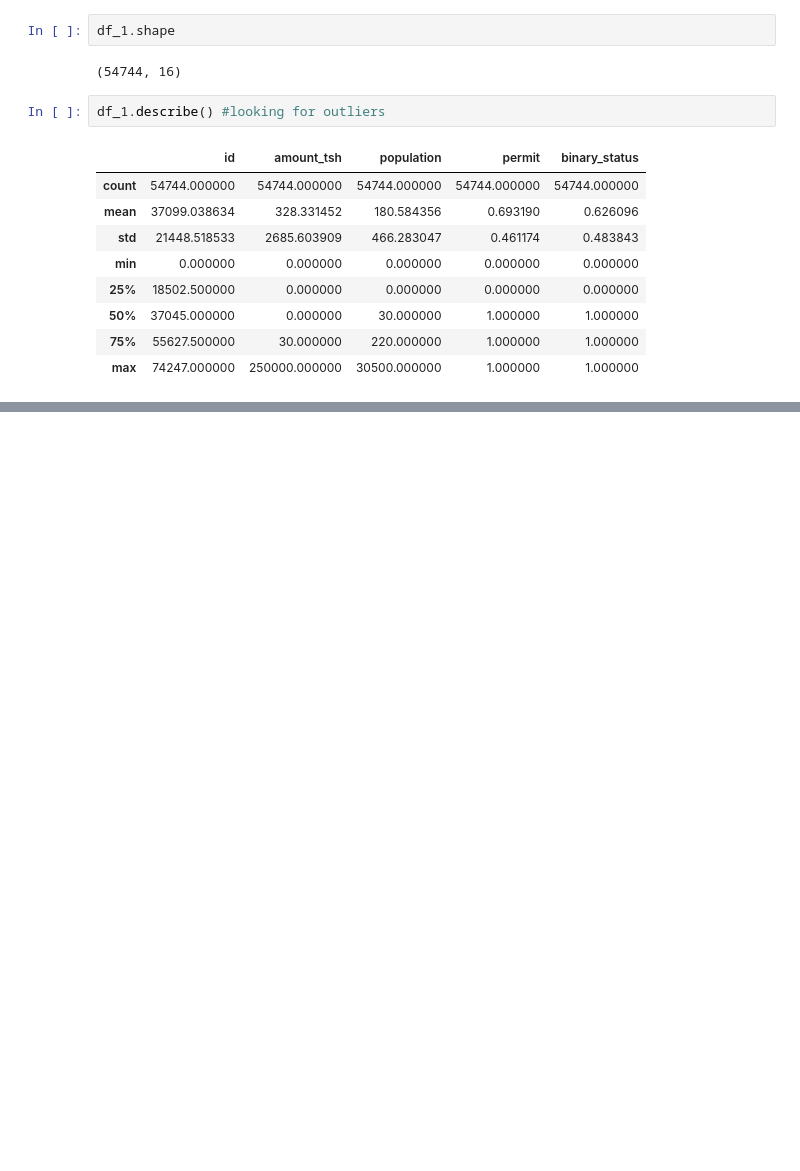
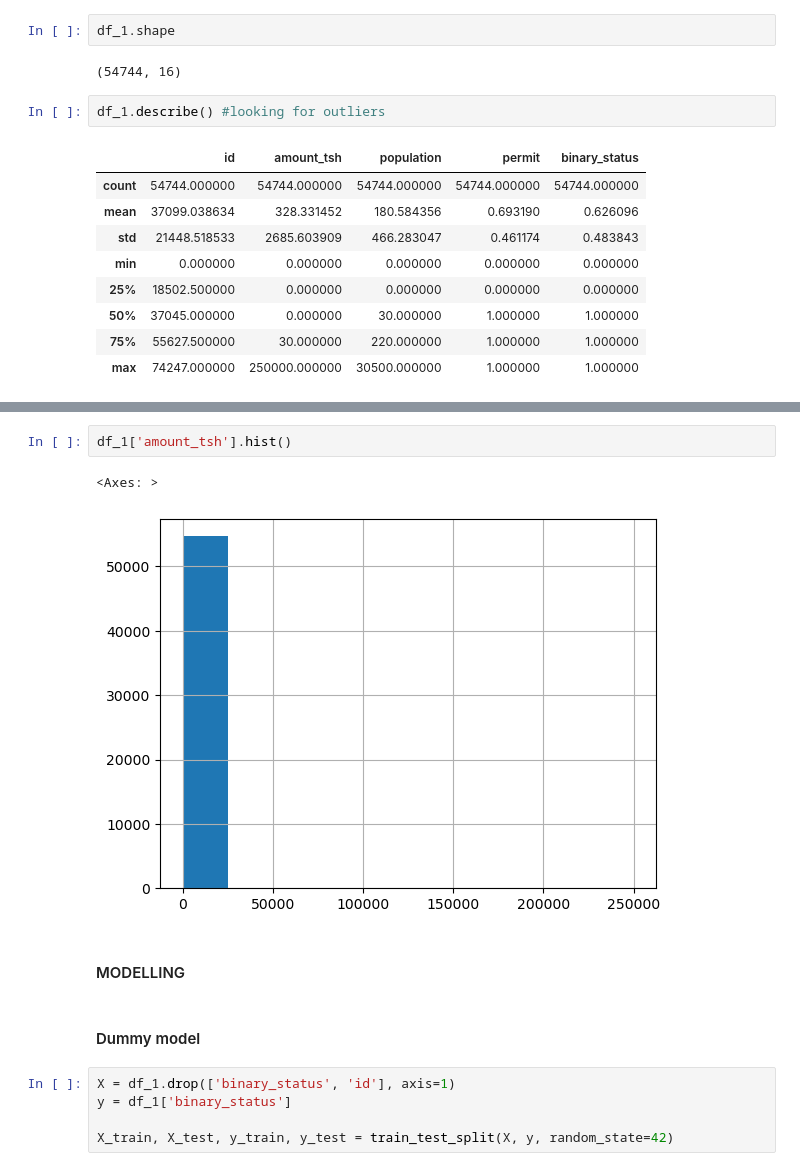
Before and after one commit to Hanan-Dayah/Phase-3-Project, a Jupyter notebook: Phase-3-Project/index.ipynb, the cells around one changed output, grey strips where cells are left out. Cells and saved outputs as stored; diff of their text form; blank space fills up the shorter version.

```diff
--- a/Phase-3-Project/index.ipynb
+++ b/Phase-3-Project/index.ipynb
@@ -442,0 +460,14 @@ df_1.describe() #looking for outliers
+# %%
+df_1['amount_tsh'].hist()
+# %% [output]
+<Axes: >
+[figure, added]
+# %% [markdown]
+#### MODELLING
+# %% [markdown]
+#### Dummy model
+# %%
+X = df_1.drop(['binary_status', 'id'], axis=1)
+y = df_1['binary_status']
+
+X_train, X_test, y_train, y_test = train_test_split(X, y, random_state=42)
```
Also changed, not shown: parts of 8 cells of this notebook.
